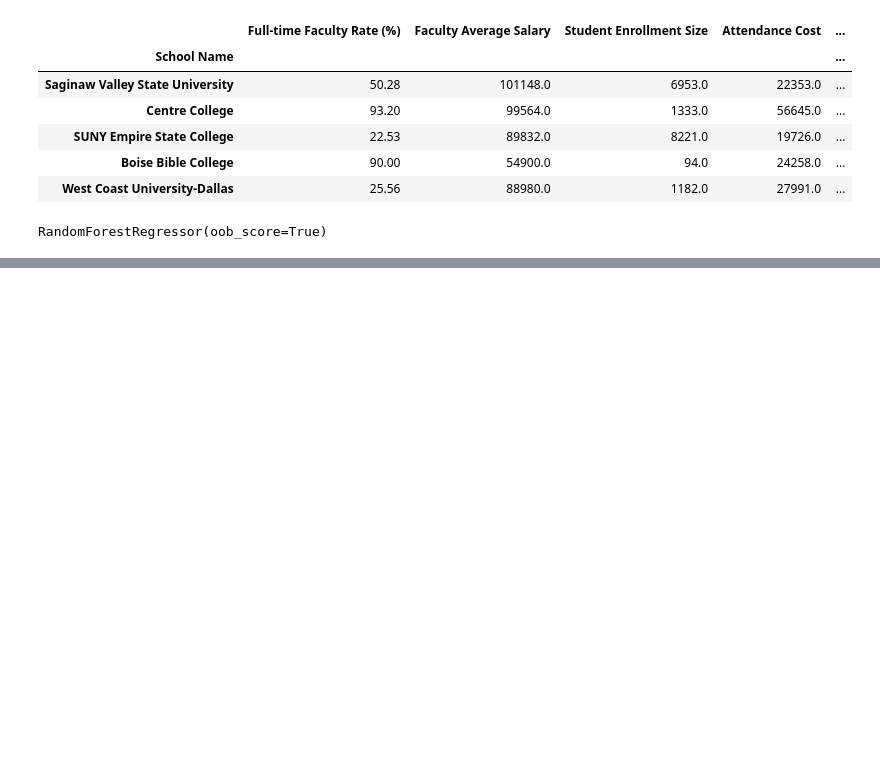
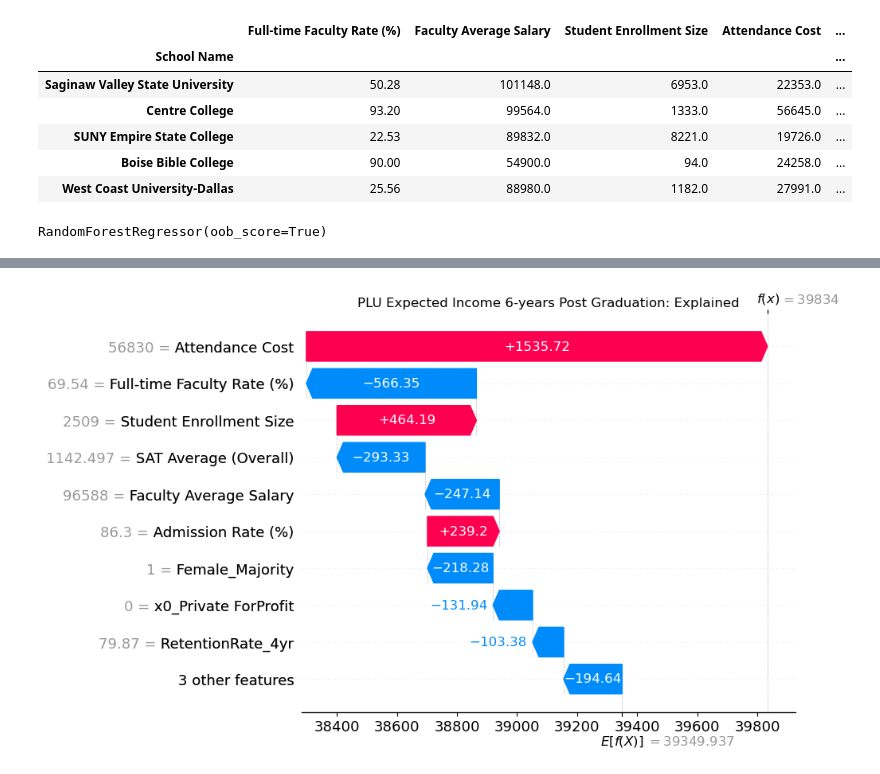
Before and after one commit to runstats21/college-score-card-analysis, a Jupyter notebook: simpleModel+shap.ipynb, the cells around one changed output, grey strips where cells are left out. Saved outputs shown, nothing was run; the diff lists cells and outputs as text; code cells hidden in the pictures; blank space fills up the shorter version.

```diff
--- a/simpleModel+shap.ipynb
+++ b/simpleModel+shap.ipynb
@@ -214,0 +218,7 @@ shap_values_test = explainer.shap_values(Xtest_filled) # likely should stick wit
+# %%
+# find test case universities
+print(np.argwhere(Xtrain_filled.index == 'Pacific Lutheran University'))
+idx_of_interest1 = np.argwhere(X_filled.index == 'Pacific Lutheran University')[0][0]
+print(idx_of_interest1)
+idx_of_interest2 = np.argwhere(X_filled.index == 'Brigham Young University')[0][0]
+print(idx_of_interest2)
@@ -235,0 +259,7 @@ shap.summary_plot(shap_values_test, Xtest_filled)
+# %%
+# PLU
+shap.plots.waterfall(shap_values[idx_of_interest1],show=False)
+plt.title('PLU Expected Income 6-years Post Graduation: Explained', y = 1)
+plt.show()
+# %% [output]
+[figure, added]
```
Also changed, not shown: parts of 14 cells of this notebook.
